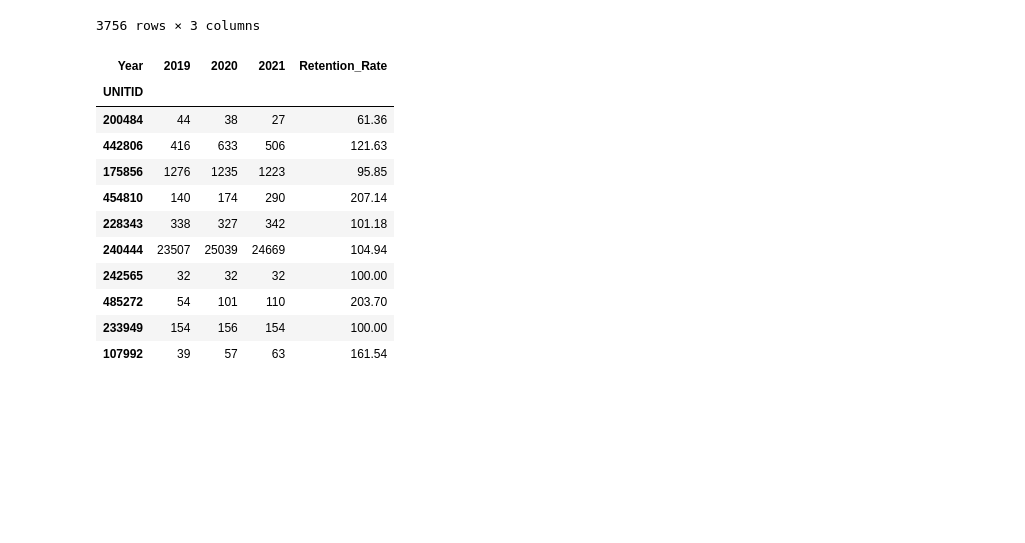
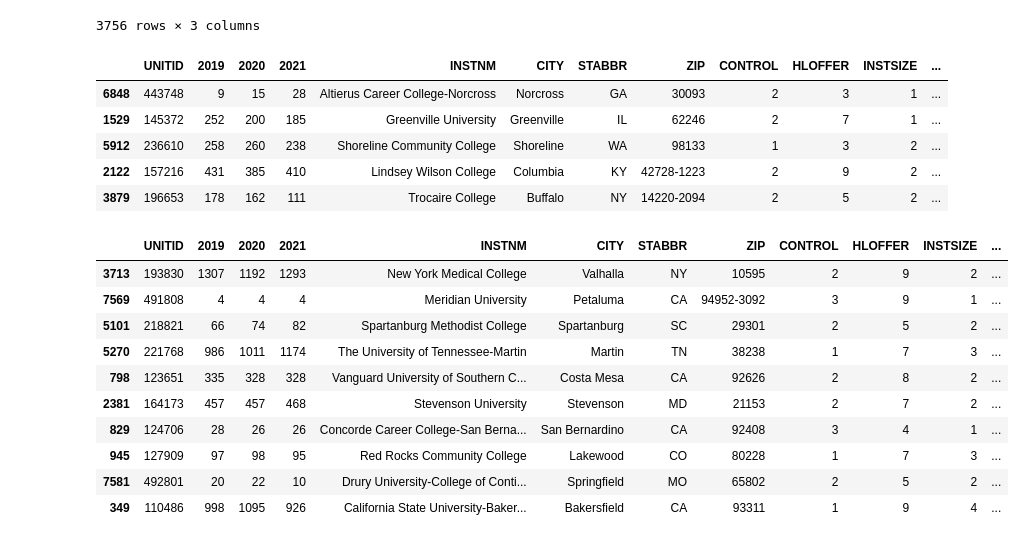
Before and after one commit to davidbowen87/higher_education, a Jupyter notebook: mach_learn_draft/mach_learn_draft.ipynb, the cells around one changed output. Drawn from its saved outputs; the diff is of its cells as text; code cells hidden in the pictures; blank space fills up the shorter version.

```diff
--- a/mach_learn_draft/mach_learn_draft.ipynb
+++ b/mach_learn_draft/mach_learn_draft.ipynb
@@ -46,7 +46,7 @@ df
 | 192603 | 2020 | 232618 | 40 | 6 | 27 | 0 | 27 | Centra College | Lynchburg | VA | 24501 | ... |
 192604 rows × 16 columns
 # %%
-# #Loading the cleaned Data
-# #file_path = Path('highered_merged_data.csv')
-# #df = pd.read_csv(file_path)
-# df.head(5)
+#Loading the cleaned Data
+file_path = Path('highered_merged_data.csv')
+df = pd.read_csv(file_path)
+df.head(5)
@@ -101,3 +93,10 @@ df_test1.head(10)
 | 100812 | 274 | 256 | 292 |
 | 100830 | 865 | 1011 | 1004 |
 | 100858 | 5525 | 5453 | 5521 |
+# %%
+#Creating dataframe with all other info
+df_test2 = df_test[['UNITID','INSTNM','CITY','STABBR','ZIP','CONTROL','HLOFFER','INSTSIZE','LONGITUD','LATITUDE']]
+# %%
+#Dropping duplicates from df2
+df_test2.drop_duplicates(inplace=True)
+df_test2.sample(5)
@@ -134,22 +144,32 @@ df_test1.dropna()
 # %%
 #Using drop() to delete rows based on column value
 df_test1.drop(df_test1[df_test1[2019] == 0].index, inplace = True)
+# %%
+df3 = pd.merge(left=df_test1, right=df_test2, left_on='UNITID', right_on='UNITID')
+df3.shape
+df3.sample(5)
+# %% [output]
+|  | UNITID | 2019 | 2020 | 2021 | INSTNM | CITY | STABBR | ZIP | CONTROL | HLOFFER | INSTSIZE | ... |
+| 6848 | 443748 | 9 | 15 | 28 | Altierus Career College-Norcross | Norcross | GA | 30093 | 2 | 3 | 1 | ... |
+| 1529 | 145372 | 252 | 200 | 185 | Greenville University | Greenville | IL | 62246 | 2 | 7 | 1 | ... |
+| 5912 | 236610 | 258 | 260 | 238 | Shoreline Community College | Shoreline | WA | 98133 | 1 | 3 | 2 | ... |
+| 2122 | 157216 | 431 | 385 | 410 | Lindsey Wilson College | Columbia | KY | 42728-1223 | 2 | 9 | 2 | ... |
+| 3879 | 196653 | 178 | 162 | 111 | Trocaire College | Buffalo | NY | 14220-2094 | 2 | 5 | 2 | ... |
 # %%
 #Calculating retention rate
-df_test1["Retention_Rate"] = (df_test1[2021]/df_test1[2019] * 100).round(2).astype(float)
-df_test1.sample(10)
+df3["Retention_Rate"] = (df3[2021]/df3[2019] * 100).round(2).astype(float)
+df3.sample(10)
 # %% [output]
-| Year | 2019 | 2020 | 2021 | Retention_Rate |
-| UNITID |  |  |  |  |
-| 200484 | 44 | 38 | 27 | 61.36 |
-| 442806 | 416 | 633 | 506 | 121.63 |
-| 175856 | 1276 | 1235 | 1223 | 95.85 |
-| 454810 | 140 | 174 | 290 | 207.14 |
-| 228343 | 338 | 327 | 342 | 101.18 |
-| 240444 | 23507 | 25039 | 24669 | 104.94 |
-| 242565 | 32 | 32 | 32 | 100.00 |
-| 485272 | 54 | 101 | 110 | 203.70 |
-| 233949 | 154 | 156 | 154 | 100.00 |
-| 107992 | 39 | 57 | 63 | 161.54 |
+|  | UNITID | 2019 | 2020 | 2021 | INSTNM | CITY | STABBR | ZIP | CONTROL | HLOFFER | INSTSIZE | ... |
+| 3713 | 193830 | 1307 | 1192 | 1293 | New York Medical College | Valhalla | NY | 10595 | 2 | 9 | 2 | ... |
+| 7569 | 491808 | 4 | 4 | 4 | Meridian University | Petaluma | CA | 94952-3092 | 3 | 9 | 1 | ... |
+| 5101 | 218821 | 66 | 74 | 82 | Spartanburg Methodist College | Spartanburg | SC | 29301 | 2 | 5 | 2 | ... |
+| 5270 | 221768 | 986 | 1011 | 1174 | The University of Tennessee-Martin | Martin | TN | 38238 | 1 | 7 | 3 | ... |
+| 798 | 123651 | 335 | 328 | 328 | Vanguard University of Southern C... | Costa Mesa | CA | 92626 | 2 | 8 | 2 | ... |
+| 2381 | 164173 | 457 | 457 | 468 | Stevenson University | Stevenson | MD | 21153 | 2 | 7 | 2 | ... |
+| 829 | 124706 | 28 | 26 | 26 | Concorde Career College-San Berna... | San Bernardino | CA | 92408 | 3 | 4 | 1 | ... |
+| 945 | 127909 | 97 | 98 | 95 | Red Rocks Community College | Lakewood | CO | 80228 | 1 | 7 | 3 | ... |
+| 7581 | 492801 | 20 | 22 | 10 | Drury University-College of Conti... | Springfield | MO | 65802 | 2 | 5 | 2 | ... |
+| 349 | 110486 | 998 | 1095 | 926 | California State University-Baker... | Bakersfield | CA | 93311 | 1 | 9 | 4 | ... |
 # %%
 #Adding retention boolean
```
Also changed, not shown: parts of 18 cells of this notebook.
